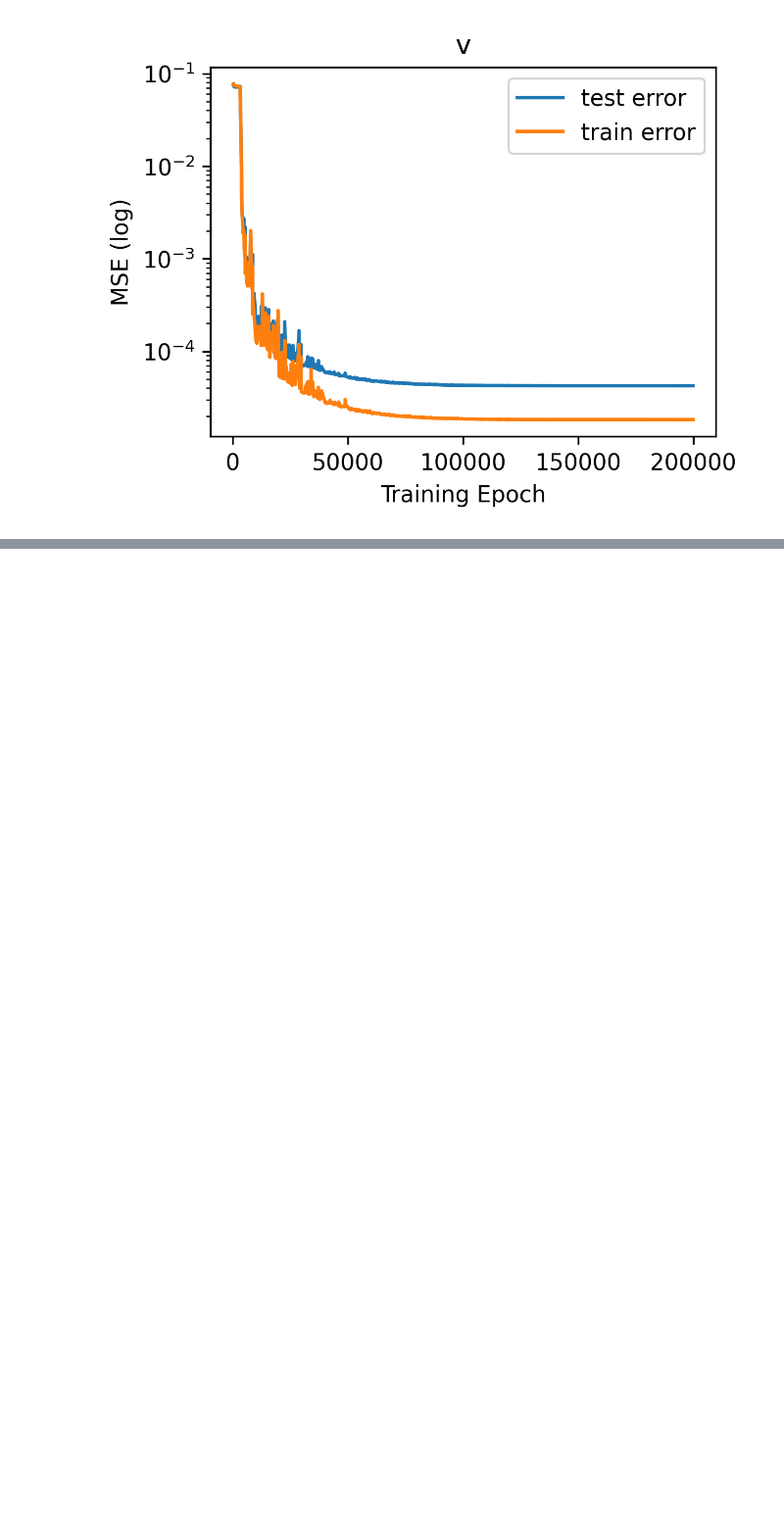
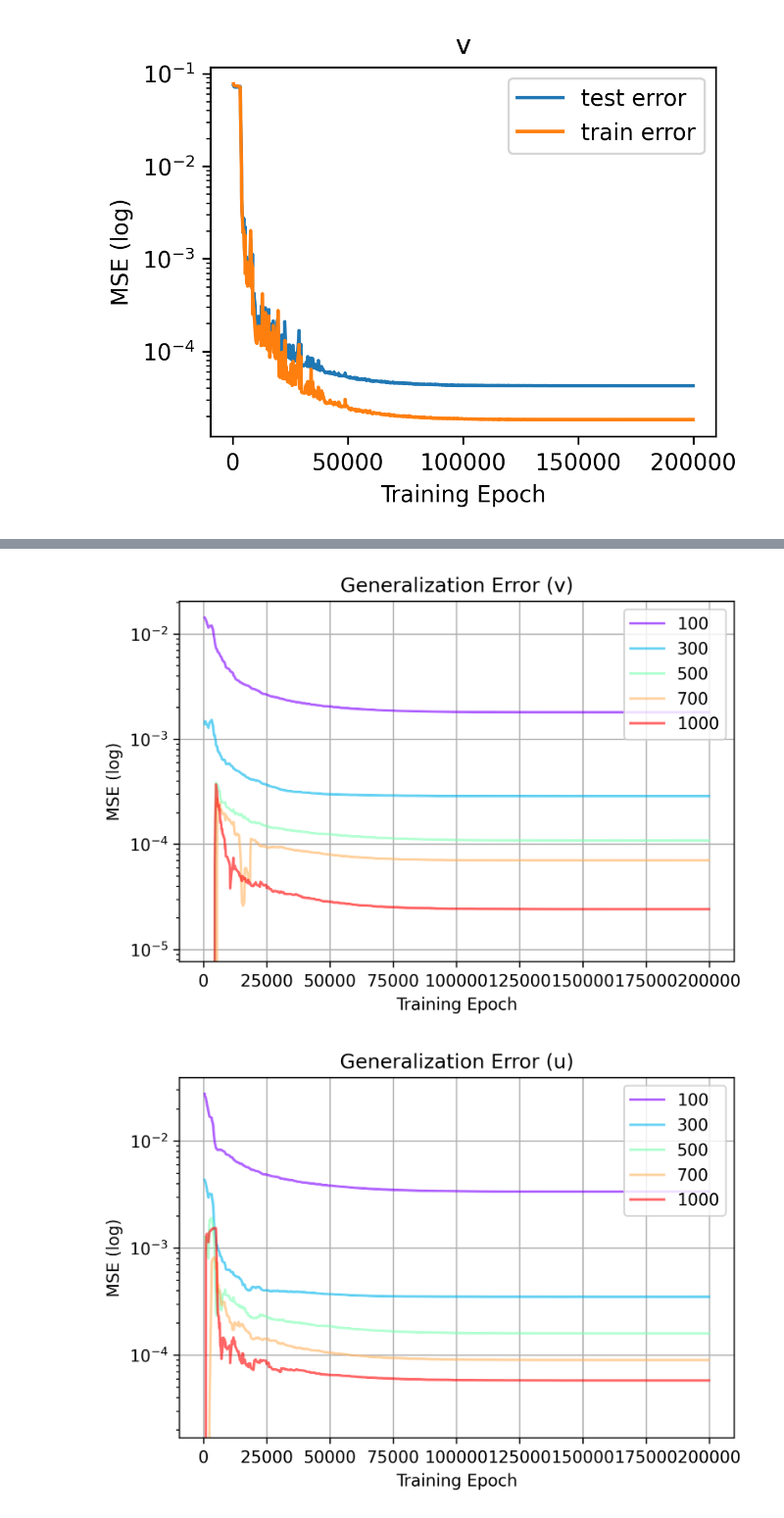
Before and after one commit to quantumiracle/nn_pde, a Jupyter notebook: torch/plot_result.ipynb, the cells around one changed output, grey strips where cells are left out. Shown at 98% size. Drawn from its saved outputs; the diff is of its cells as text; code cells hidden in the pictures; blank space fills up the shorter version.

```diff
--- a/torch/plot_result.ipynb
+++ b/torch/plot_result.ipynb
@@ -100,0 +188,76 @@ print(a, b, float(a)/b/8)
+# %%
+def smooth(y, radius=200, mode='two_sided'):
+    if len(y) < 2*radius+1:
+        return np.ones_like(y) * y.mean()
+    elif mode == 'two_sided':
+        convkernel = np.ones(2 * radius+1)
+        return np.convolve(y, convkernel, mode='same') / \
+                np.convolve(np.ones_like(y), convkernel, mode='same')
+    elif mode == 'causal':
+        convkernel = np.ones(radius)
+        out = np.convolve(y, convkernel,mode='full') / \
+                np.convolve(np.ones_like(y), convkernel, mode='full')
+        return out[:-radius+1]
+
+# generalization: test - train
+xs, ys = [], []
+dates = ['0423', '0424']  # train with 2 dataset
+data = [100, 300, 500, 700, 1000]
+plt.figure(figsize=(6, 4), dpi=300)
+colors = cm.rainbow(np.linspace(0, 1, len(data)))
+for d, c in zip(data, colors):
+    for f in files:
+        for date in dates:
+            if date in f and str(d)+'-' in f and '_v' in f and 'Train' in f:
+                print(f)
+                train_file_path = os.path.join(data_path, f)
+                train_data = read_csv(train_file_path)
+                test_file_path = train_file_path.replace('Train', 'Test Error')
+                test_data = read_csv(test_file_path)
+                gen_err = test_data['Value']-train_data['Value']
+                plot(train_data['Step'], smooth(gen_err, 10), l=str(d), color=c, line='-', title='u')
+plt.ylabel('MSE (log)')
+plt.xlabel('Training Epoch')
+plt.grid()
+plt.legend()
+plt.title('Generalization Error (v)')
+plt.savefig('./figures/general_v.png', bbox_inches='tight', dpi=300)
+
+
+def smooth(y, radius=200, mode='two_sided'):
+    if len(y) < 2*radius+1:
+        return np.ones_like(y) * y.mean()
+    elif mode == 'two_sided':
+        convkernel = np.ones(2 * radius+1)
+        return np.convolve(y, convkernel, mode='same') / \
+                np.convolve(np.ones_like(y), convkernel, mode='same')
+    elif mode == 'causal':
+        convkernel = np.ones(radius)
+        out = np.convolve(y, convkernel,mode='full') / \
+                np.convolve(np.ones_like(y), convkernel, mode='full')
+        return out[:-radius+1]
+
+# generalization: test - train
+xs, ys = [], []
+dates = ['0423', '0424']  # train with 2 dataset
+data = [100, 300, 500, 700, 1000]
+plt.figure(figsize=(6, 4), dpi=300)
+colors = cm.rainbow(np.linspace(0, 1, len(data)))
+for d, c in zip(data, colors):
+    for f in files:
+        for date in dates:
+            if date in f and str(d)+'-' in f and '_u' in f and 'Train' in f:
+                print(f)
+                train_file_path = os.path.join(data_path, f)
+                train_data = read_csv(train_file_path)
+                test_file_path = train_file_path.replace('Train', 'Test Error')
+                test_data = read_csv(test_file_path)
+                gen_err = test_data['Value']-train_data['Value']
+                plot(train_data['Step'], smooth(gen_err, 10), l=str(d), color=c, line='-', title='u')
+plt.ylabel('MSE (log)')
+plt.xlabel('Training Epoch')
+plt.grid()
+plt.legend()
+plt.title('Generalization Error (u)')
+plt.savefig('./figures/general_u.png', bbox_inches='tight', dpi=300)
+# %% [output]
@@ -100,0 +274,2 @@ print(a, b, float(a)/b/8)
+[figure, added]
+[figure, added]
```
Also changed, not shown: parts of 6 cells of this notebook, 28 other files.
